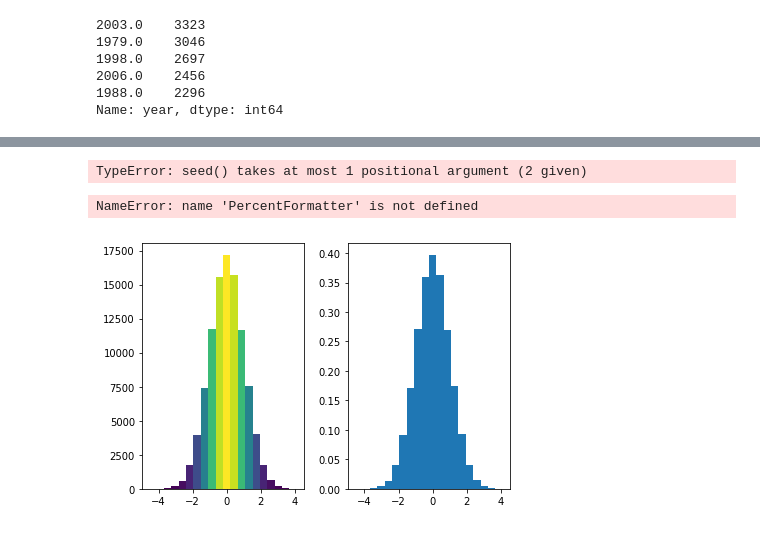
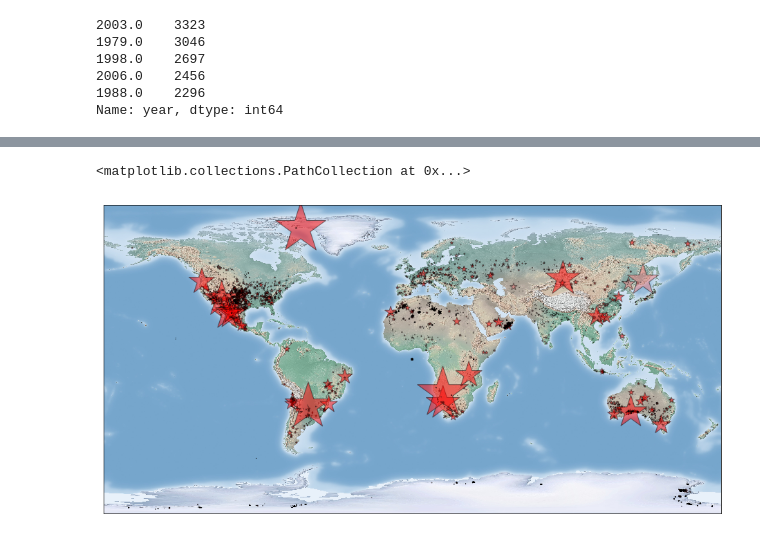
Before and after one commit to fcoba/Project-1, a Jupyter notebook: Kal_Project_1.ipynb, the cells around one changed output, grey strips where cells are left out. Saved outputs shown, nothing was run; the diff lists cells and outputs as text; code cells hidden in the pictures.

```diff
--- a/Kal_Project_1.ipynb
+++ b/Kal_Project_1.ipynb
@@ -156,48 +155,29 @@ grouped_meteor_df['year'].diff().hist()
-# %%
-histo = np.random.seed(19680801)
-
-# Generate data and plot a simple histogram
-# To generate a 1D histogram we only need a single vector of numbers. For a 2D histogram we’ll need a second vector. We’ll generate both below, and show the histogram for each vector.
-
-N_points = 100000
-n_bins = 20
-
-# Generate a normal distribution, center at x=0 and y=5
-x = np.random.randn(N_points)
-y = .4 * x + np.random.randn(100000) + 5
-
-fig, axs = plt.subplots(1, 2, sharey=True, tight_layout=True)
-
-# We can set the number of bins with the `bins` kwarg
-axs[0].hist(x, bins=n_bins)
-axs[1].hist(y, bins=n_bins)
-# %% [output]
-TypeError: seed() takes at most 1 positional argument (2 given)
-# %%
-fig, axs = plt.subplots(1, 2, tight_layout=True)
-
-# N is the count in each bin, bins is the lower-limit of the bin
-N, bins, patches = axs[0].hist(x, bins=n_bins)
-
-# We'll color code by height, but you could use any scalar
-fracs = N / N.max()
-
-# we need to normalize the data to 0..1 for the full range of the colormap
-norm = colors.Normalize(fracs.min(), fracs.max())
-
-# Now, we'll loop through our objects and set the color of each accordingly
-for thisfrac, thispatch in zip(fracs, patches):
-    color = plt.cm.viridis(norm(thisfrac))
-    thispatch.set_facecolor(color)
-
-# We can also normalize our inputs by the total number of counts
-axs[1].hist(x, bins=n_bins, density=True)
-
-# Now we format the y-axis to display percentage
-axs[1].yaxis.set_major_formatter(PercentFormatter(xmax=1))
-# %% [output]
-NameError: name 'PercentFormatter' is not defined
-[figure, removed]
+# %%
+def get_discovery_color(discovery):
+    if discovery == 'Fell':
+        return 'LightCoral'
+    elif discovery == 'Found':
+        return 'Red'
+    else:
+        return 'Gold'
+
+lat = clean_meteor_df['lat'].values
+lon = clean_meteor_df['long'].values
+mass = clean_meteor_df['mass'].values
+
+discovery_type_list = clean_meteor_df['discovery']
+discovery_color_list = [get_discovery_color(discovery_type) for discovery_type in discovery_type_list]
+
+fig = plt.figure(figsize=(16,11))
+m = Basemap()
+m.shadedrelief()
+
+m.scatter(lon, lat, latlon=True,
+          c=discovery_color_list, s=mass/10000,
+          alpha=0.5, marker="*", edgecolors="black")
+# %% [output]
+<matplotlib.collections.PathCollection at 0x...>
+[figure, added]
 # %%
 # lon_0, lat_0 are the center point of the projection.
 # resolution = 'l' means use low resolution coastlines.
```
Also changed, not shown: parts of 19 cells of this notebook, 1 other file.
